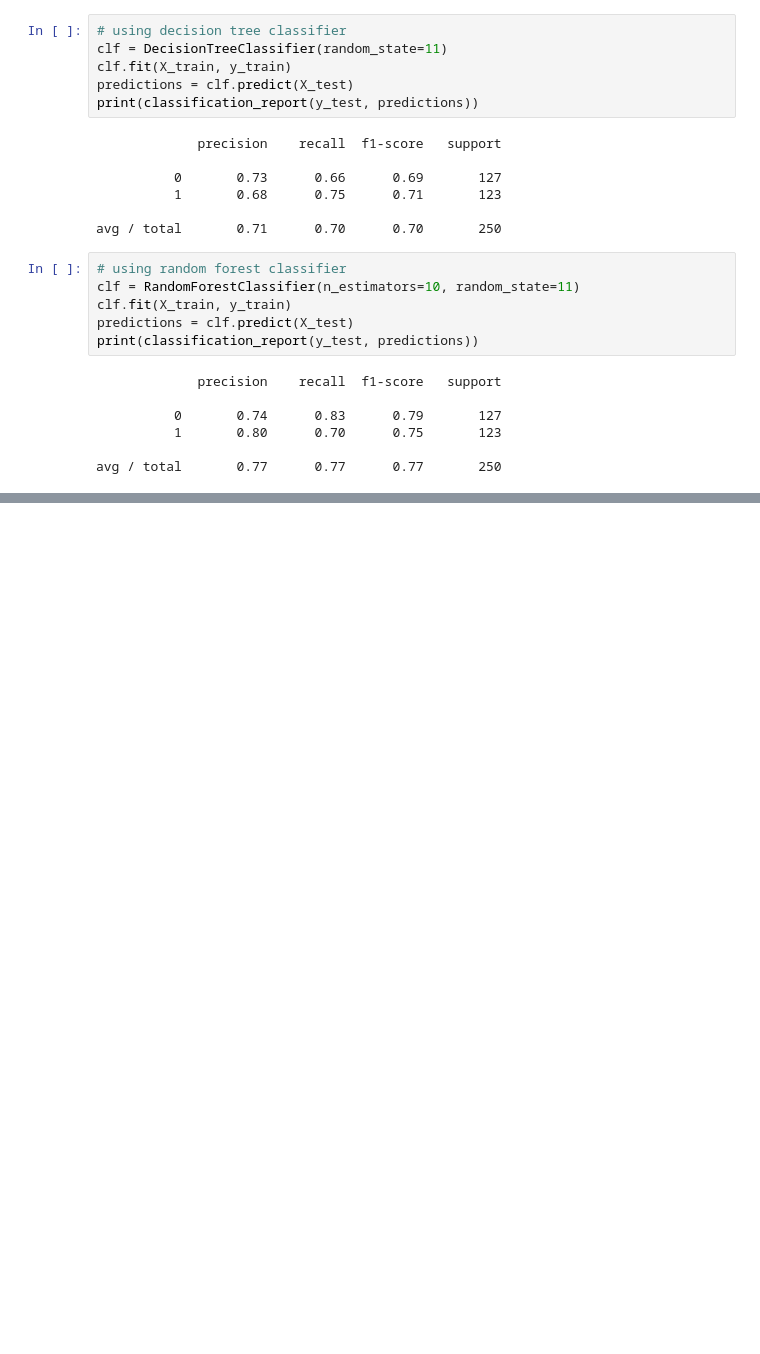
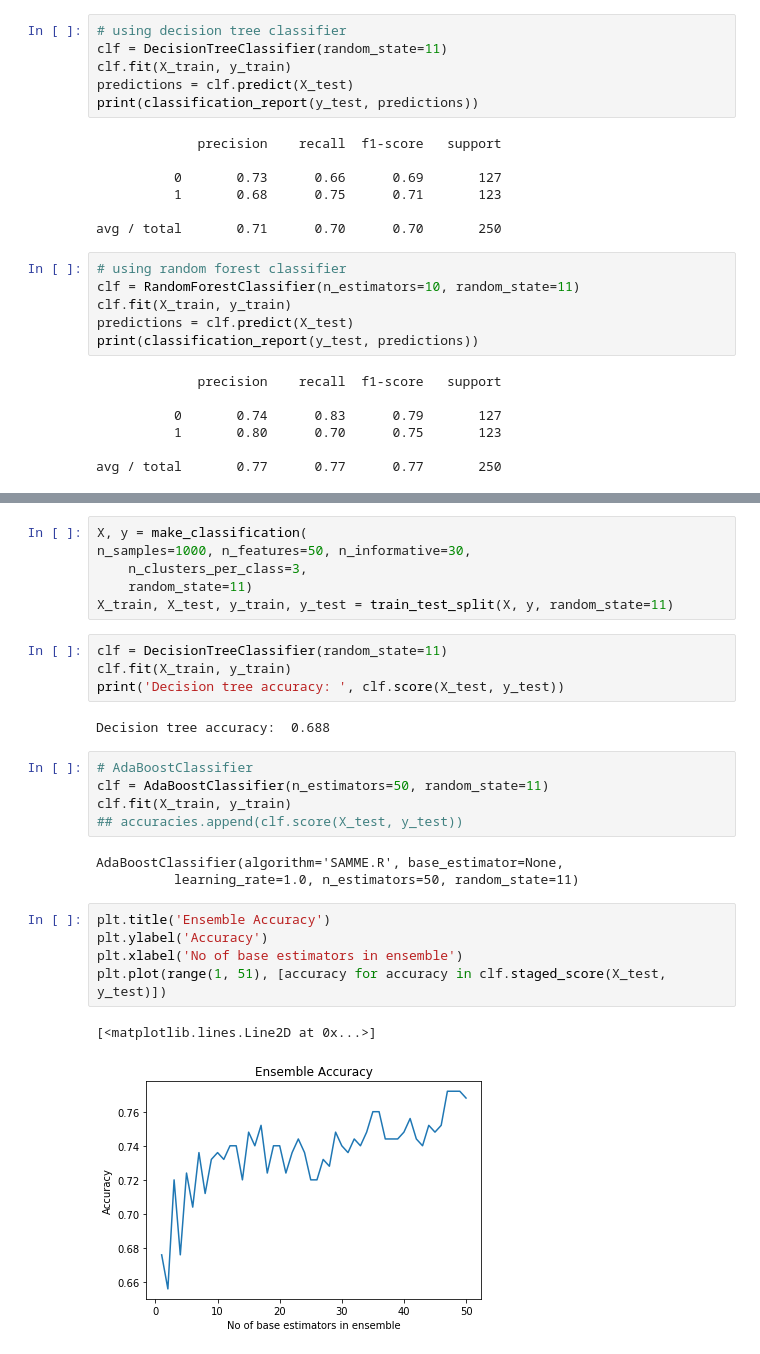
Before and after one commit to Anshul-GH/scikit-learn-application, a Jupyter notebook: MachineLearningWithScikit-learnEbook.ipynb, the cells around one changed output, grey strips where cells are left out. Drawn from its saved outputs; the diff is of its cells as text; blank space fills up the shorter version.

Commit message:
Implemented a sample Boosting algorithm (AdaBoostClassification) via scikit-learn

```diff
--- a/MachineLearningWithScikit-learnEbook.ipynb
+++ b/MachineLearningWithScikit-learnEbook.ipynb
@@ -1649,0 +1670,28 @@ avg / total       0.77      0.77      0.77       250
+# %%
+X, y = make_classification(
+n_samples=1000, n_features=50, n_informative=30,
+    n_clusters_per_class=3,
+    random_state=11)
+X_train, X_test, y_train, y_test = train_test_split(X, y, random_state=11)
+# %%
+clf = DecisionTreeClassifier(random_state=11)
+clf.fit(X_train, y_train)
+print('Decision tree accuracy: ', clf.score(X_test, y_test))
+# %% [output]
+Decision tree accuracy:  0.688
+# %%
+# AdaBoostClassifier
+clf = AdaBoostClassifier(n_estimators=50, random_state=11)
+clf.fit(X_train, y_train)
+## accuracies.append(clf.score(X_test, y_test))
+# %% [output]
+AdaBoostClassifier(algorithm='SAMME.R', base_estimator=None,
+          learning_rate=1.0, n_estimators=50, random_state=11)
+# %%
+plt.title('Ensemble Accuracy')
+plt.ylabel('Accuracy')
+plt.xlabel('No of base estimators in ensemble')
+plt.plot(range(1, 51), [accuracy for accuracy in clf.staged_score(X_test, y_test)])
+# %% [output]
+[<matplotlib.lines.Line2D at 0x...>]
+[figure, added]
```
Also changed, not shown: parts of 3 cells of this notebook, 1 other file.
